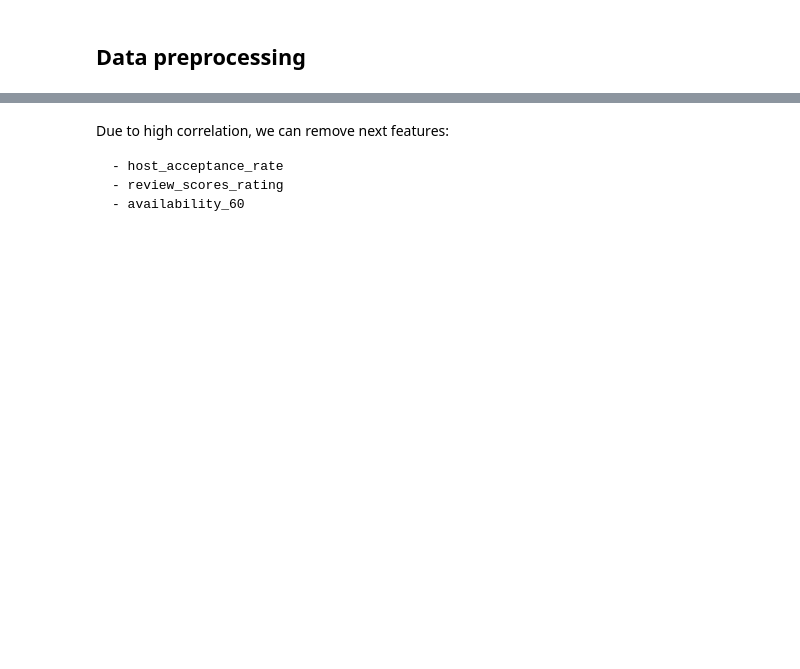
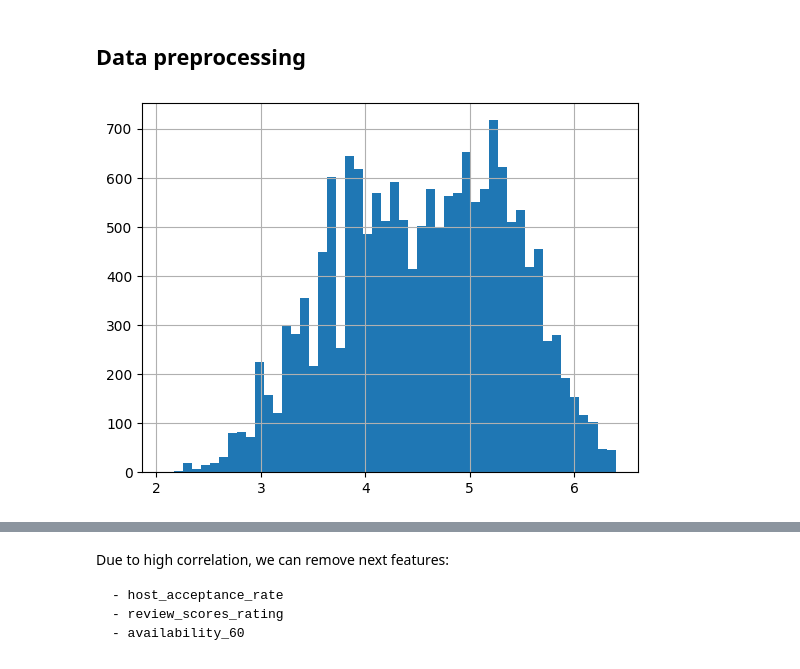
Before and after one commit to martafd/examples, a Jupyter notebook: pricing_model_baseline.ipynb, the cells around one changed output, grey strips where cells are left out. Saved outputs shown, nothing was run; the diff lists cells and outputs as text; code cells hidden in the pictures; blank space fills up the shorter version.

```diff
--- a/pricing_model_baseline.ipynb
+++ b/pricing_model_baseline.ipynb
@@ -181,6 +183,12 @@ df['dist_to_sagrada_familia'] = df.apply(lambda x: geodesic( (41.403654, 2.17535
 
 
 df['price'] = df['price'].apply(lambda x: float(x[1:].replace(',', '')))
+# %%
+import numpy as np
+np.log(df[df.price.between(1, df.price.quantile(0.98))].price).hist(bins= 50)
+df['log_price'] = np.log(df[df.price.between(0, df.price.quantile(0.98))].price)
+# %% [output]
+[figure, added]
 # %%
 df.info()
 # %% [output]
```
Also changed, not shown: parts of 20 cells of this notebook.
